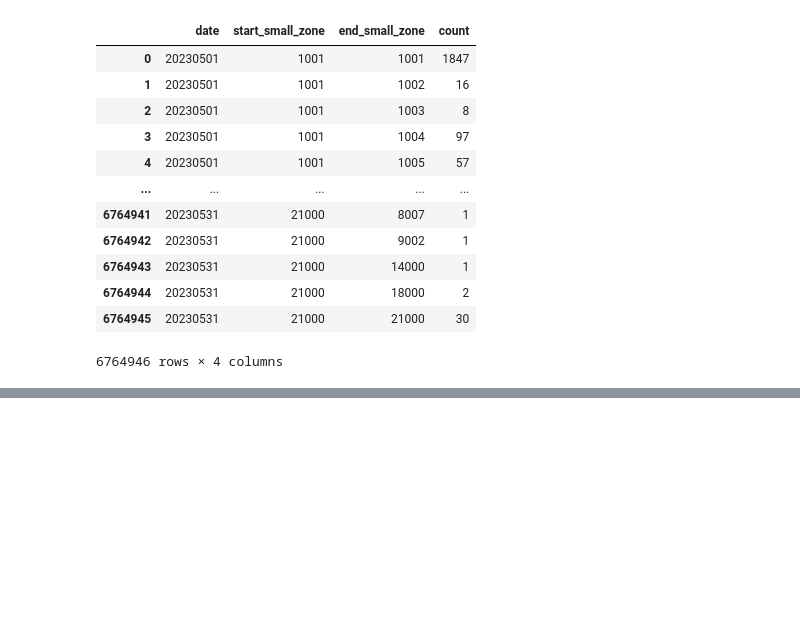
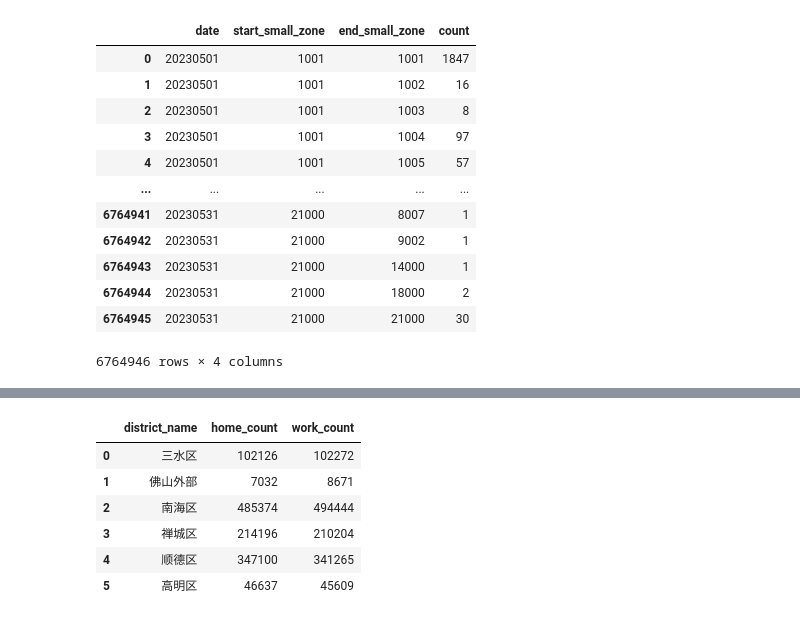
Before and after one commit to panlukang/FsPhoneData_analysis, a Jupyter notebook: 职住人口分析.ipynb, the cells around one changed output, grey strips where cells are left out. Cells and saved outputs as stored; diff of their text form; code cells hidden in the pictures; blank space fills up the shorter version.

```diff
--- a/职住人口分析.ipynb
+++ b/职住人口分析.ipynb
@@ -248,0 +373,12 @@ date_district_agg_df.to_json(r'./data/output/3.8_出行OD统计_行政区.json')
+# %%
+# home_work数据算的人口统计数据（按区县）
+home_work_district_pop = home_work_taz_pop.groupby(['district_name']).agg({'home_count':'sum','work_count':'sum'}).reset_index()
+home_work_district_pop
+# %% [output]
+|  | district_name | home_count | work_count |
+| 0 | 三水区 | 102126 | 102272 |
+| 1 | 佛山外部 | 7032 | 8671 |
+| 2 | 南海区 | 485374 | 494444 |
+| 3 | 禅城区 | 214196 | 210204 |
+| 4 | 顺德区 | 347100 | 341265 |
+| 5 | 高明区 | 46637 | 45609 |
```
Also changed, not shown: parts of 14 cells of this notebook.
